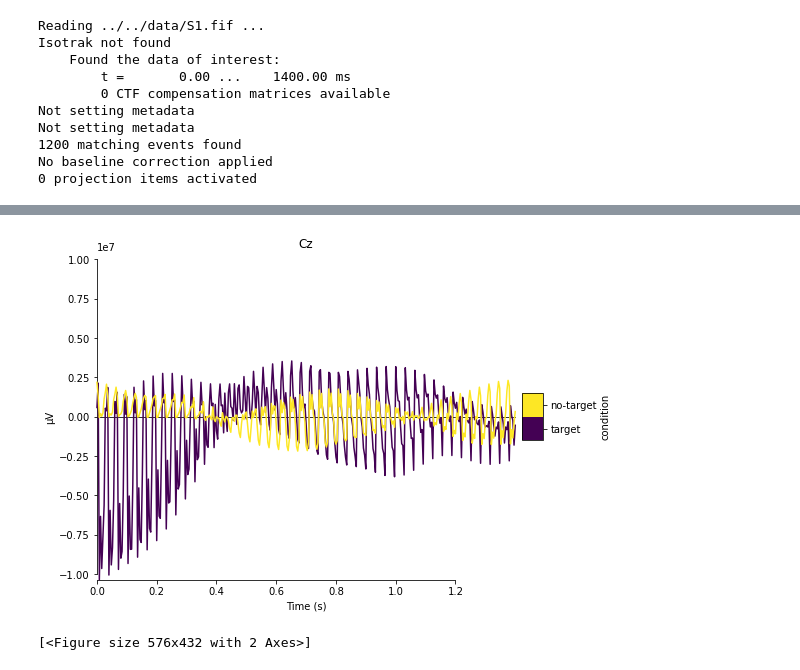
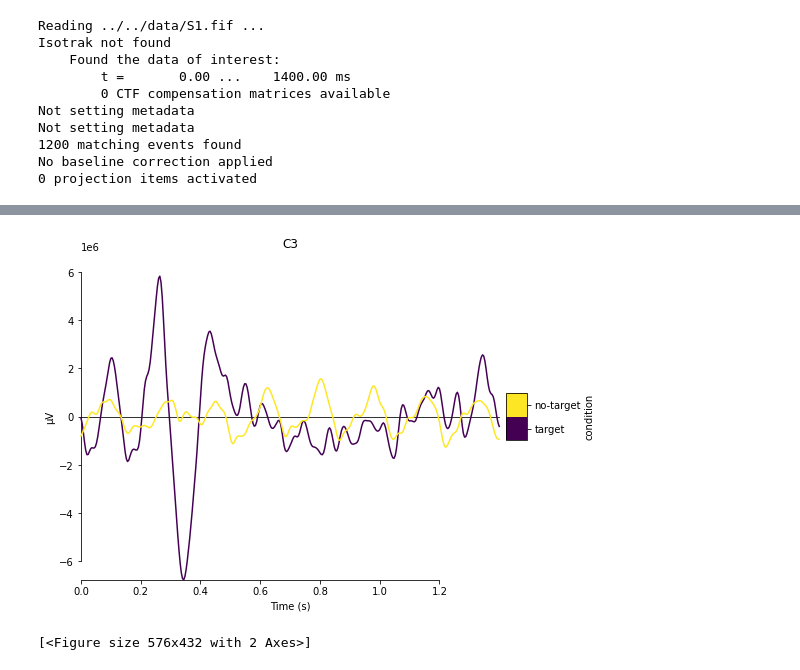
Before and after one commit to esbenkc/P300-Tweaks, a Jupyter notebook: src/mne/mne-viz.ipynb, the cells around one changed output, grey strips where cells are left out. Cells and saved outputs as stored; diff of their text form; code cells hidden in the pictures.

```diff
--- a/src/mne/mne-viz.ipynb
+++ b/src/mne/mne-viz.ipynb
@@ -24,5 +24,5 @@ _=epo.plot_psd()
 # %%
-mne.viz.plot_compare_evokeds(dict({'target':epo['target'].average(), 'no-target':epo['no-target'].average()}), picks='Cz', cmap=('condition', 'viridis'))
+mne.viz.plot_compare_evokeds(dict({'target':epo['target'].average(), 'no-target':epo['no-target'].average()}), picks=['C3'], cmap=('condition', 'viridis'))
 # %% [output]
-[figure, old version]
+[figure, new version]
 [<Figure size 576x432 with 2 Axes>]
```
Also changed, not shown: parts of 1 cell of this notebook.
